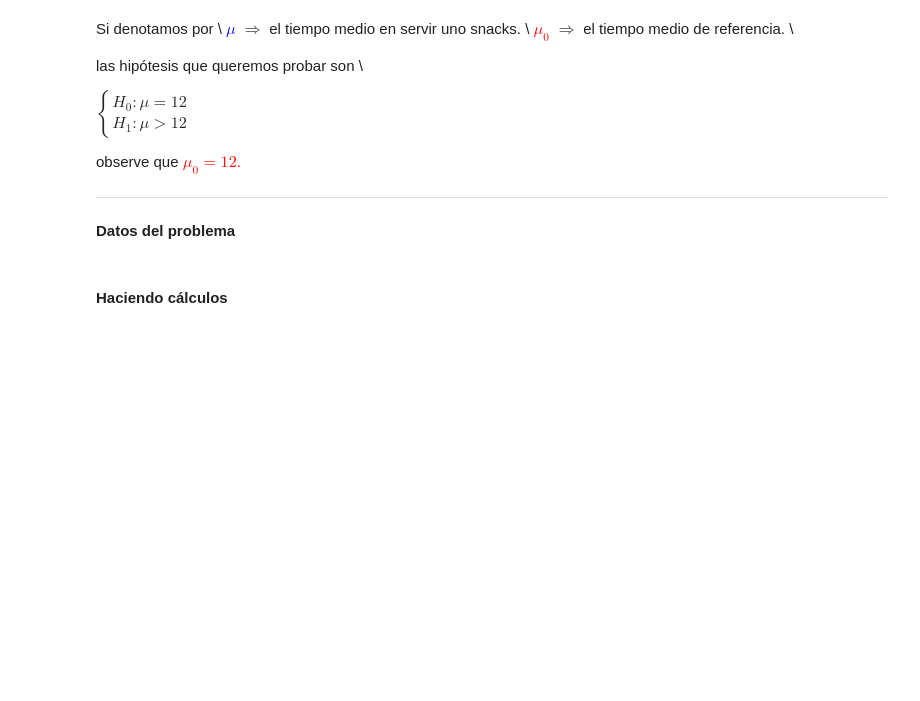
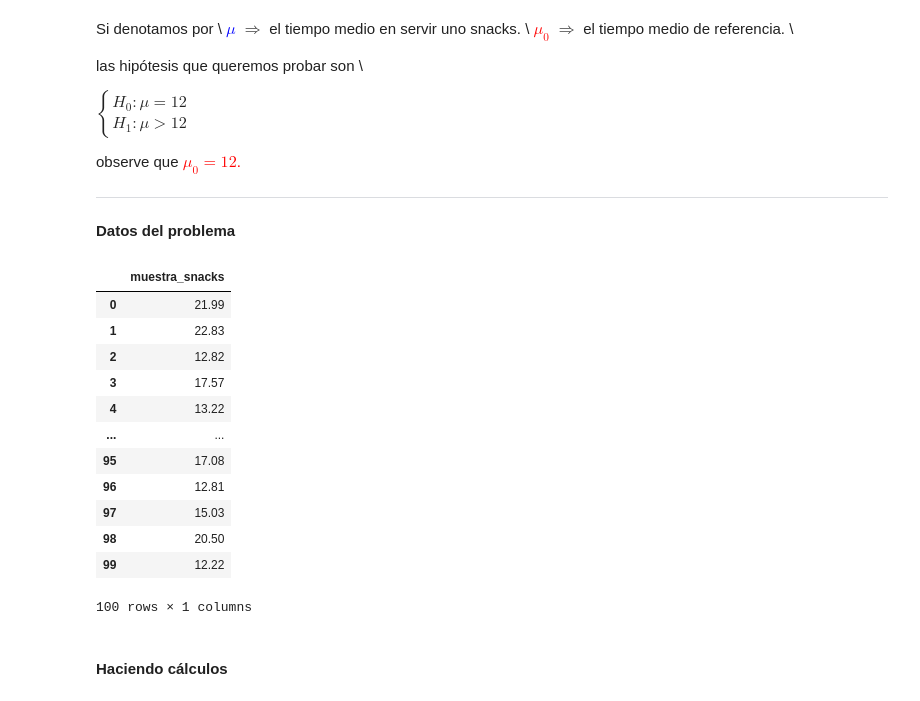
Before and after one commit to JuanPerezMolina/estadistica_con_python_test_hipotesis, a Jupyter notebook: 231117-1_estadistica_python_test_hipotesis.ipynb, the cells around one changed output. Drawn from its saved outputs; the diff is of its cells as text; code cells hidden in the pictures; blank space fills up the shorter version.

```diff
--- a/231117-1_estadistica_python_test_hipotesis.ipynb
+++ b/231117-1_estadistica_python_test_hipotesis.ipynb
@@ -737,3 +737,31 @@ observe que  <font color='red'>$\mu_0 = 12$.</font>
 ***
 # %% [markdown]
 **Datos del problema**
+# %%
+muestra_snacks = [21.99, 22.83, 12.82, 17.57, 13.22, 16.88, 12.52,  7.51, 12.03, 13.63,
+                  15.82, 17.27, 11.04,  5.47, 17.55, 21.21, 13.40, 10.83, 12.24, 16.67,
+                  10.81, 17.33, 11.10,  4.40,  6.22, 10.48, 16.96,  2.77, 19.80, 14.79,
+                  15.64, 16.90, 14.89, 12.88, 15.80, 11.10,  6.81, 18.45, 20.11, 16.07,
+                  14.90, 15.43, 19.16,  9.92, 20.56, 18.50, 13.32, 14.11, 27.95, 12.10,
+                  16.74,  8.76, 16.94, 14.83,  6.62, 13.47, 14.04,  5.12, 13.45,  9.80,
+                  12.21, 16.95, 16.72, 11.95,  8.82,  4.15,  8.35, 15.13, 12.90, 11.93,
+                  14.79, 19.91, 12.75,  5.97,  5.08, 19.19, 10.82,  9.66, 16.52, 16.80,
+                  16.22, 19.81, 18.40, 20.73,  5.87,  9.83, 16.72, 16.44, 25.38, 23.08,
+                  3.43,  17.90,  8.56,  9.48, 11.36, 17.08, 12.81, 15.03, 20.50, 12.22]
+# %%
+muestra_snacks = pd.DataFrame(muestra_snacks, columns=['muestra_snacks'])
+muestra_snacks
+# %% [output]
+|  | muestra_snacks |
+| 0 | 21.99 |
+| 1 | 22.83 |
+| 2 | 12.82 |
+| 3 | 17.57 |
+| 4 | 13.22 |
+| ... | ... |
+| 95 | 17.08 |
+| 96 | 12.81 |
+| 97 | 15.03 |
+| 98 | 20.50 |
+| 99 | 12.22 |
+100 rows × 1 columns
```
Also changed, not shown: parts of 33 cells of this notebook.
